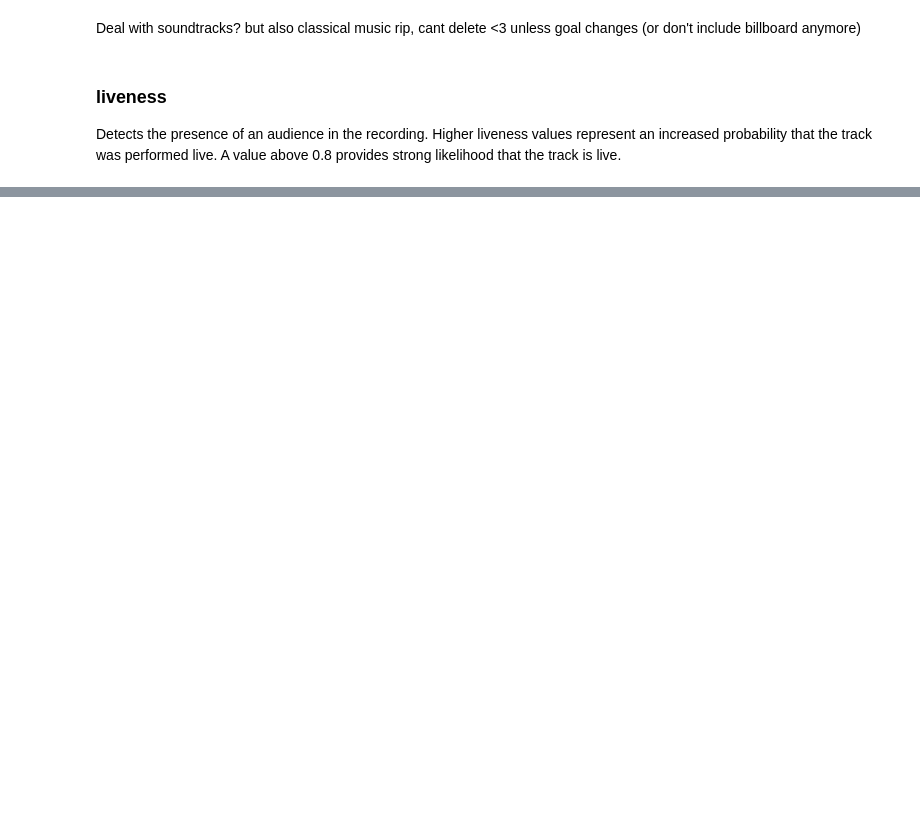
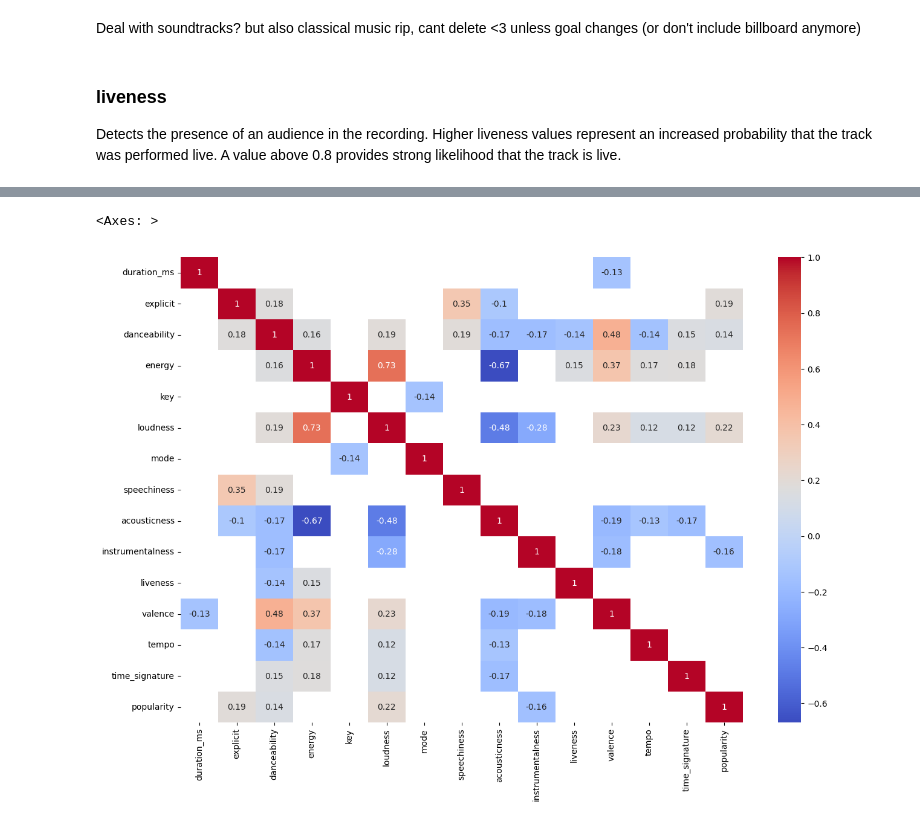
Before and after one commit to aria-51/dsw_tisabop, a Jupyter notebook: da_draftv1.ipynb, the cells around one changed output, grey strips where cells are left out. Saved outputs shown, nothing was run; the diff lists cells and outputs as text; code cells hidden in the pictures; blank space fills up the shorter version.

```diff
--- a/da_draftv1.ipynb
+++ b/da_draftv1.ipynb
@@ -730,0 +795,8 @@ df[df['liveness']>0.9]
+# %%
+corr = df.corr()
+# %%
+fig, ax = plt.subplots(figsize= (15,10))
+sns.heatmap(corr[np.absolute(corr)>0.1], annot = True, cmap='coolwarm')
+# %% [output]
+<Axes: >
+[figure, added]
```
Also changed, not shown: parts of 64 cells of this notebook.
